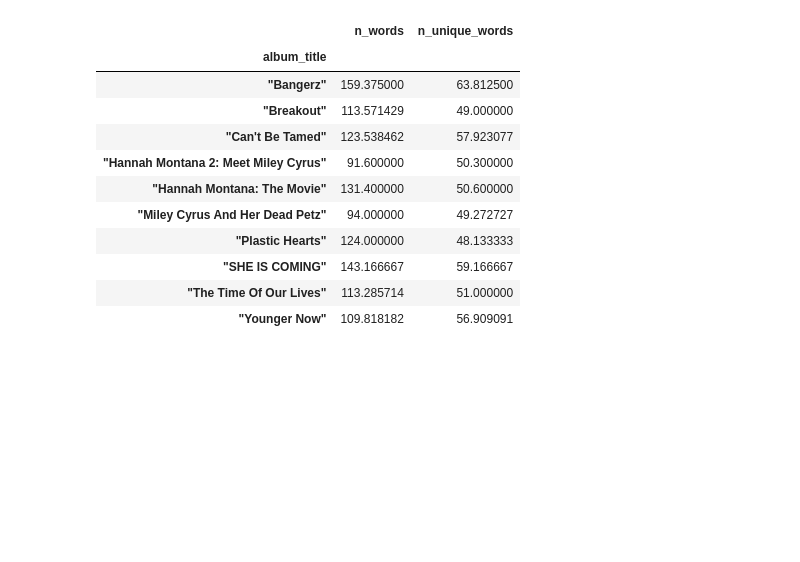
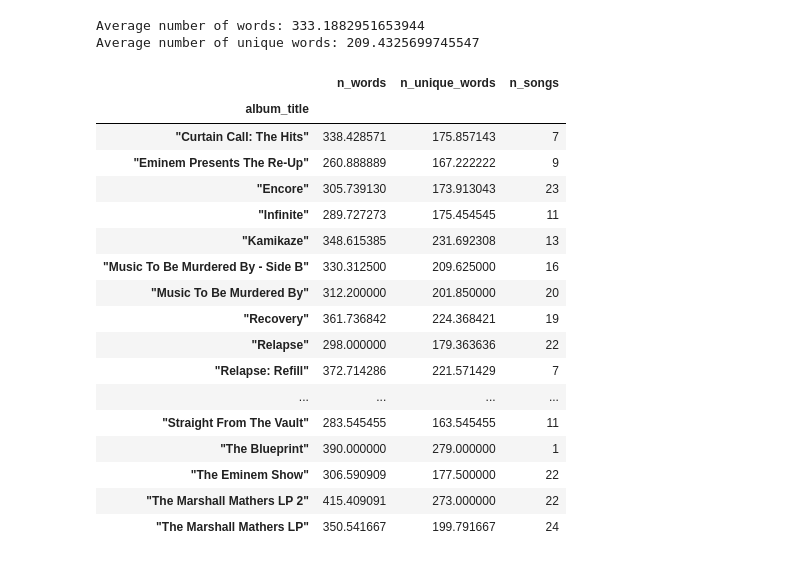
Before and after one commit to novamind/dataparsing, a Jupyter notebook: lyrics_analysis.ipynb, the cells around one changed output. Cells and saved outputs as stored; diff of their text form; code cells hidden in the pictures; blank space fills up the shorter version.

```diff
--- a/lyrics_analysis.ipynb
+++ b/lyrics_analysis.ipynb
@@ -51,7 +40,7 @@ array(['soundtrack: "Hannah Montana 2: Meet Miley Cyrus" (2007)',
 lyrics_df['release_type'] = ''
 lyrics_df['release_year'] = ''
 
-for i in lyrics_df.dropna(subset=['album_info']).index:
+for i in lyrics_df[lyrics_df.album_info!='other'].index:
     album_info = lyrics_df.album_info[i]
     lyrics_df.loc[i, 'release_type'] = album_info.split(': ')[0]
     lyrics_df.loc[i, 'release_year'] = int(album_info.split('" (')[1].replace(')', ''))
@@ -74,4 +61,4 @@ plt.show()
 # %%
 %%time
-lyrics_df['tokens'] = tokenize_text(lyrics_df)
+lyrics_df['tokens'] = lyrics_df.lyrics.map(tokenize_text)
 # %% [output]
@@ -80,3 +71,6 @@ Wall time: 2min 7s
+# %%
+tokens = load_data(f'data/tokens_{artist_name}.pkl')
+lyrics_df['tokens'] = tokens
 # %%
 lyrics_df['n_words'] = lyrics_df.tokens.map(len)
 lyrics_df['unique_tokens'] = lyrics_df.tokens.map(np.unique)
@@ -88,0 +85,2 @@ lyrics_df.head(2)
+# %%
+lyrics_df = lyrics_df[lyrics_df.n_words>0]
@@ -131,18 +150,32 @@ plt.show()
+# %%
+print('Average number of words:',lyrics_df.n_words.mean())
+print('Average number of unique words:',lyrics_df.n_unique_words.mean())
+# %% [output]
+Average number of words: 333.1882951653944
+Average number of unique words: 209.4325699745547
 # %%
-lyrics_df.groupby('album_title').mean()
+df = lyrics_df.groupby('album_title').mean()
+df['n_songs'] = lyrics_df.groupby('album_title').size()
+display(df)
 # %% [output]
-|  | n_words | n_unique_words |
-| album_title |  |  |
-| "Bangerz" | 159.375000 | 63.812500 |
-| "Breakout" | 113.571429 | 49.000000 |
-| "Can't Be Tamed" | 123.538462 | 57.923077 |
-| "Hannah Montana 2: Meet Miley Cyrus" | 91.600000 | 50.300000 |
-| "Hannah Montana: The Movie" | 131.400000 | 50.600000 |
-| "Miley Cyrus And Her Dead Petz" | 94.000000 | 49.272727 |
-| "Plastic Hearts" | 124.000000 | 48.133333 |
-| "SHE IS COMING" | 143.166667 | 59.166667 |
-| "The Time Of Our Lives" | 113.285714 | 51.000000 |
-| "Younger Now" | 109.818182 | 56.909091 |
+|  | n_words | n_unique_words | n_songs |
+| album_title |  |  |  |
+| "Curtain Call: The Hits" | 338.428571 | 175.857143 | 7 |
+| "Eminem Presents The Re-Up" | 260.888889 | 167.222222 | 9 |
+| "Encore" | 305.739130 | 173.913043 | 23 |
+| "Infinite" | 289.727273 | 175.454545 | 11 |
+| "Kamikaze" | 348.615385 | 231.692308 | 13 |
+| "Music To Be Murdered By - Side B" | 330.312500 | 209.625000 | 16 |
+| "Music To Be Murdered By" | 312.200000 | 201.850000 | 20 |
+| "Recovery" | 361.736842 | 224.368421 | 19 |
+| "Relapse" | 298.000000 | 179.363636 | 22 |
+| "Relapse: Refill" | 372.714286 | 221.571429 | 7 |
+| ... | ... | ... | ... |
+| "Straight From The Vault" | 283.545455 | 163.545455 | 11 |
+| "The Blueprint" | 390.000000 | 279.000000 | 1 |
+| "The Eminem Show" | 306.590909 | 177.500000 | 22 |
+| "The Marshall Mathers LP 2" | 415.409091 | 273.000000 | 22 |
+| "The Marshall Mathers LP" | 350.541667 | 199.791667 | 24 |
 # %%
 albums_features = []
 for year, df in lyrics_df.groupby('release_year'):
```
Also changed, not shown: parts of 23 cells of this notebook, 1 other file.
